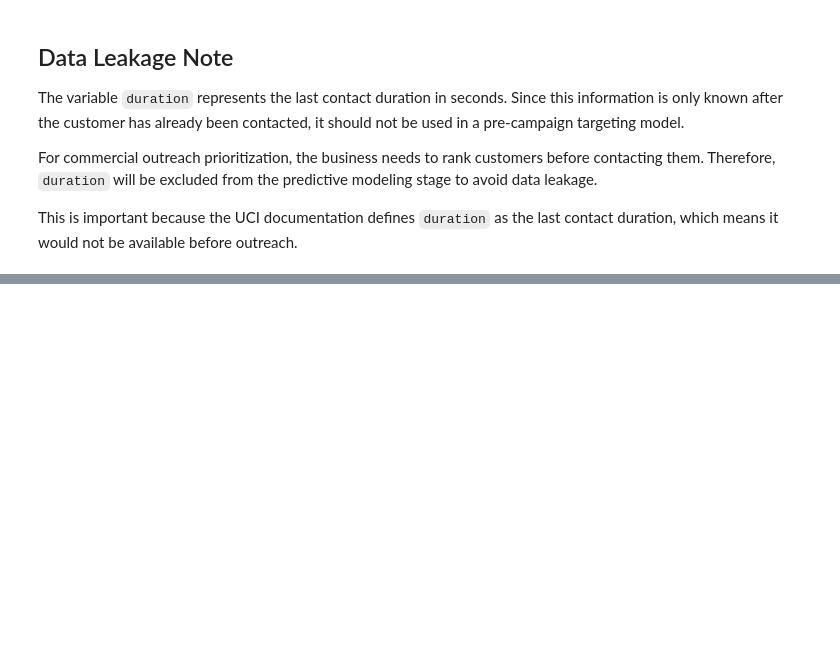
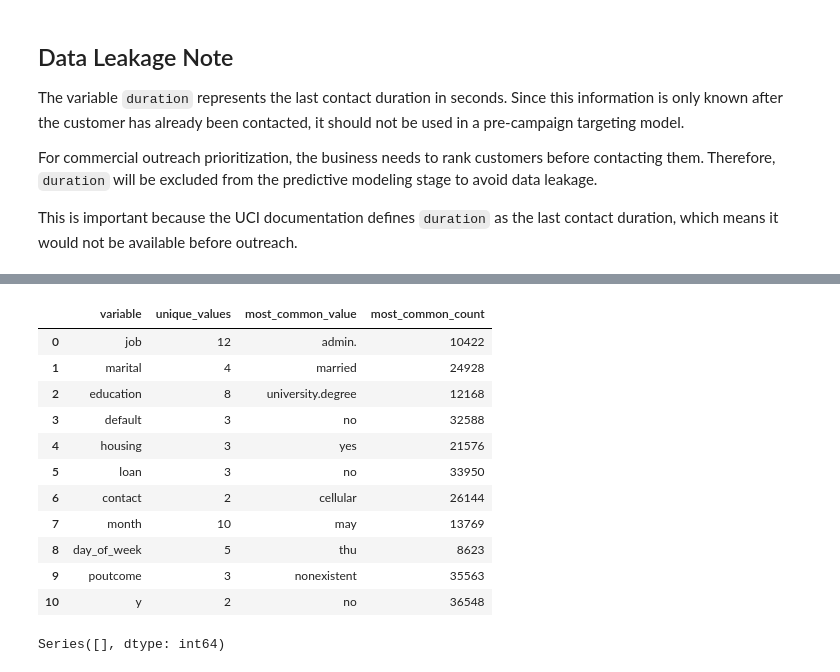
Before and after one commit to Nejatbakhsh-y/commercial-campaign-response-prioritization, a Jupyter notebook: notebooks/01_business_problem_and_data_understanding.ipynb, the cells around one changed output, grey strips where cells are left out. Cells and saved outputs as stored; diff of their text form; code cells hidden in the pictures; blank space fills up the shorter version.

```diff
--- a/notebooks/01_business_problem_and_data_understanding.ipynb
+++ b/notebooks/01_business_problem_and_data_understanding.ipynb
@@ -134,0 +292,5 @@ This is important because the UCI documentation defines `duration` as the last c
+# %%
+#Cell 11 — Categorical Variables
+categorical_vars = df.select_dtypes(include=["object"]).columns.tolist()
+
+categorical_vars
@@ -134,0 +309,35 @@ This is important because the UCI documentation defines `duration` as the last c
+# %%
+#Cell 12 — Categorical Summary
+categorical_summary = []
+
+for col in categorical_vars:
+    categorical_summary.append({
+        "variable": col,
+        "unique_values": df[col].nunique(),
+        "most_common_value": df[col].mode()[0],
+        "most_common_count": df[col].value_counts().iloc[0]
+    })
+
+categorical_summary_df = pd.DataFrame(categorical_summary)
+
+categorical_summary_df
+# %% [output]
+|  | variable | unique_values | most_common_value | most_common_count |
+| 0 | job | 12 | admin. | 10422 |
+| 1 | marital | 4 | married | 24928 |
+| 2 | education | 8 | university.degree | 12168 |
+| 3 | default | 3 | no | 32588 |
+| 4 | housing | 3 | yes | 21576 |
+| 5 | loan | 3 | no | 33950 |
+| 6 | contact | 2 | cellular | 26144 |
+| 7 | month | 10 | may | 13769 |
+| 8 | day_of_week | 5 | thu | 8623 |
+| 9 | poutcome | 3 | nonexistent | 35563 |
+| 10 | y | 2 | no | 36548 |
+# %%
+#Cell 13 — Missing Values
+missing_values = df.isnull().sum().sort_values(ascending=False)
+
+missing_values[missing_values > 0]
+# %% [output]
+Series([], dtype: int64)
```
Also changed, not shown: parts of 30 cells of this notebook.
